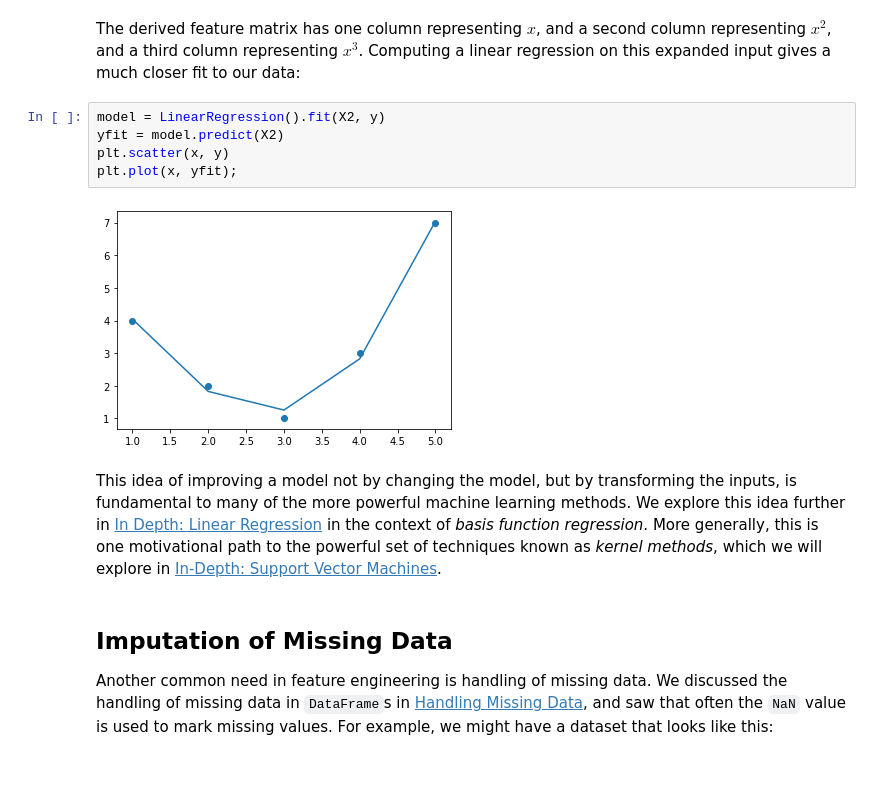
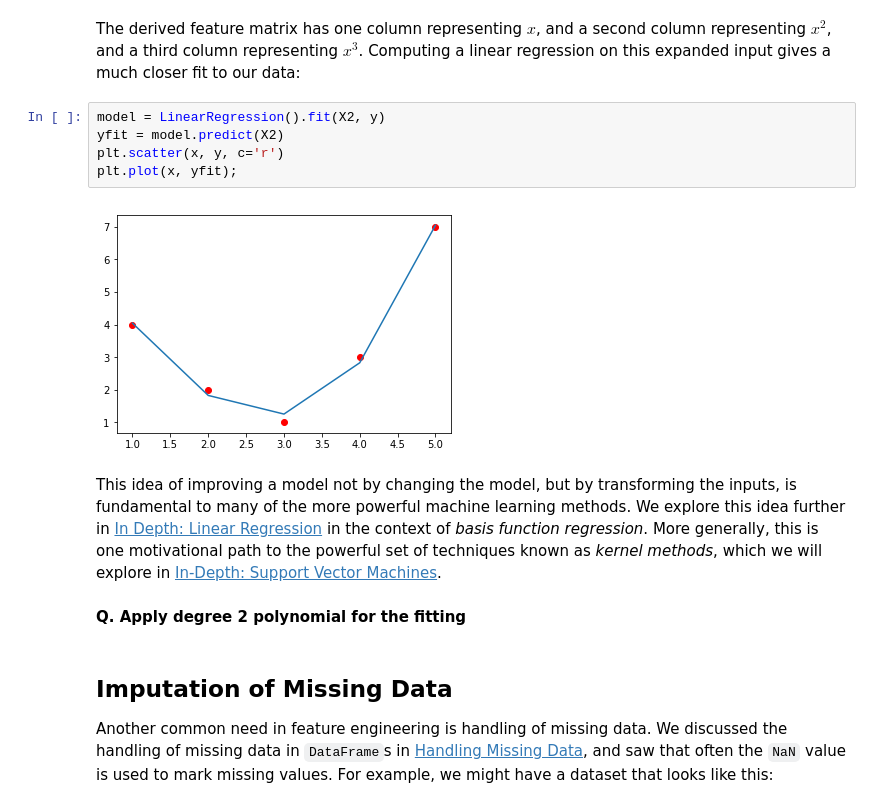
Before and after one commit to yongduek/PythonDataScienceHandbook, a Jupyter notebook: notebooks/05.04-Feature-Engineering.ipynb, the cells around one changed output. Cells and saved outputs as stored; diff of their text form; blank space fills up the shorter version.

```diff
--- a/notebooks/05.04-Feature-Engineering.ipynb
+++ b/notebooks/05.04-Feature-Engineering.ipynb
@@ -187,14 +209,16 @@ Computing a linear regression on this expanded input gives a much closer fit to
 # %%
 model = LinearRegression().fit(X2, y)
 yfit = model.predict(X2)
-plt.scatter(x, y)
+plt.scatter(x, y, c='r')
 plt.plot(x, yfit);
 # %% [output]
-[figure, old version]
+[figure, new version]
 # %% [markdown]
 This idea of improving a model not by changing the model, but by transforming the inputs, is fundamental to many of the more powerful machine learning methods.
 We explore this idea further in [In Depth: Linear Regression](05.06-Linear-Regression.ipynb) in the context of *basis function regression*.
 More generally, this is one motivational path to the powerful set of techniques known as *kernel methods*, which we will explore in [In-Depth: Support Vector Machines](05.07-Support-Vector-Machines.ipynb).
+# %% [markdown]
+**Q. Apply degree 2 polynomial for the fitting**
 # %% [markdown]
 ## Imputation of Missing Data
 
```
Also changed, not shown: parts of 4 cells of this notebook, 1 other file.
